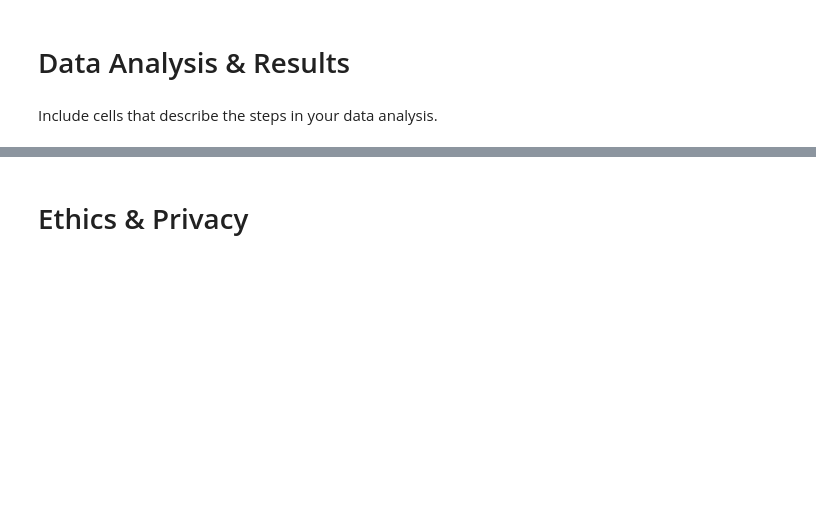
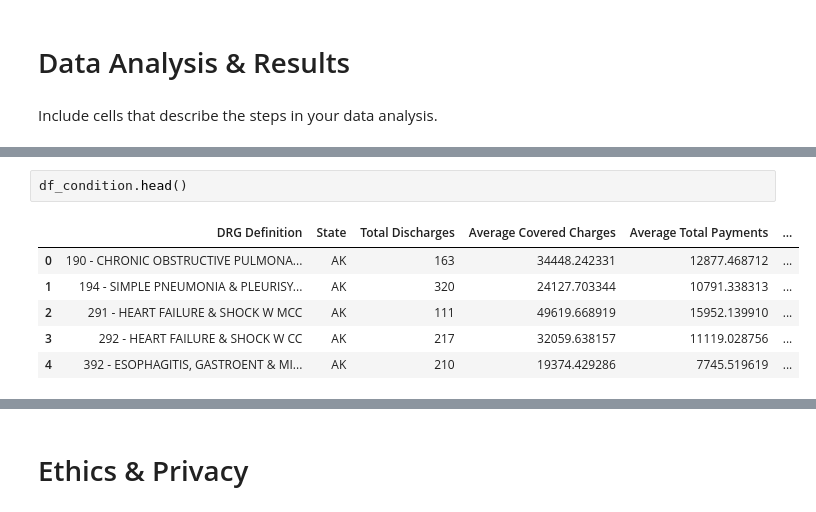
Before and after one commit to COGS108/Projects, a Jupyter notebook: FinalProject.ipynb, the cells around one changed output, grey strips where cells are left out. Drawn from its saved outputs; the diff is of its cells as text; blank space fills up the shorter version.

```diff
--- a/FinalProject.ipynb
+++ b/FinalProject.ipynb
@@ -154,0 +172,9 @@ Include cells that describe the steps in your data analysis.
+# %%
+df_condition.head()
+# %% [output]
+|  | DRG Definition | State | Total Discharges | Average Covered Charges | Average Total Payments | ... |
+| 0 | 190 - CHRONIC OBSTRUCTIVE PULMONA... | AK | 163 | 34448.242331 | 12877.468712 | ... |
+| 1 | 194 - SIMPLE PNEUMONIA & PLEURISY... | AK | 320 | 24127.703344 | 10791.338313 | ... |
+| 2 | 291 - HEART FAILURE & SHOCK W MCC | AK | 111 | 49619.668919 | 15952.139910 | ... |
+| 3 | 292 - HEART FAILURE & SHOCK W CC | AK | 217 | 32059.638157 | 11119.028756 | ... |
+| 4 | 392 - ESOPHAGITIS, GASTROENT & MI... | AK | 210 | 19374.429286 | 7745.519619 | ... |
```
Also changed, not shown: parts of 32 cells of this notebook.
